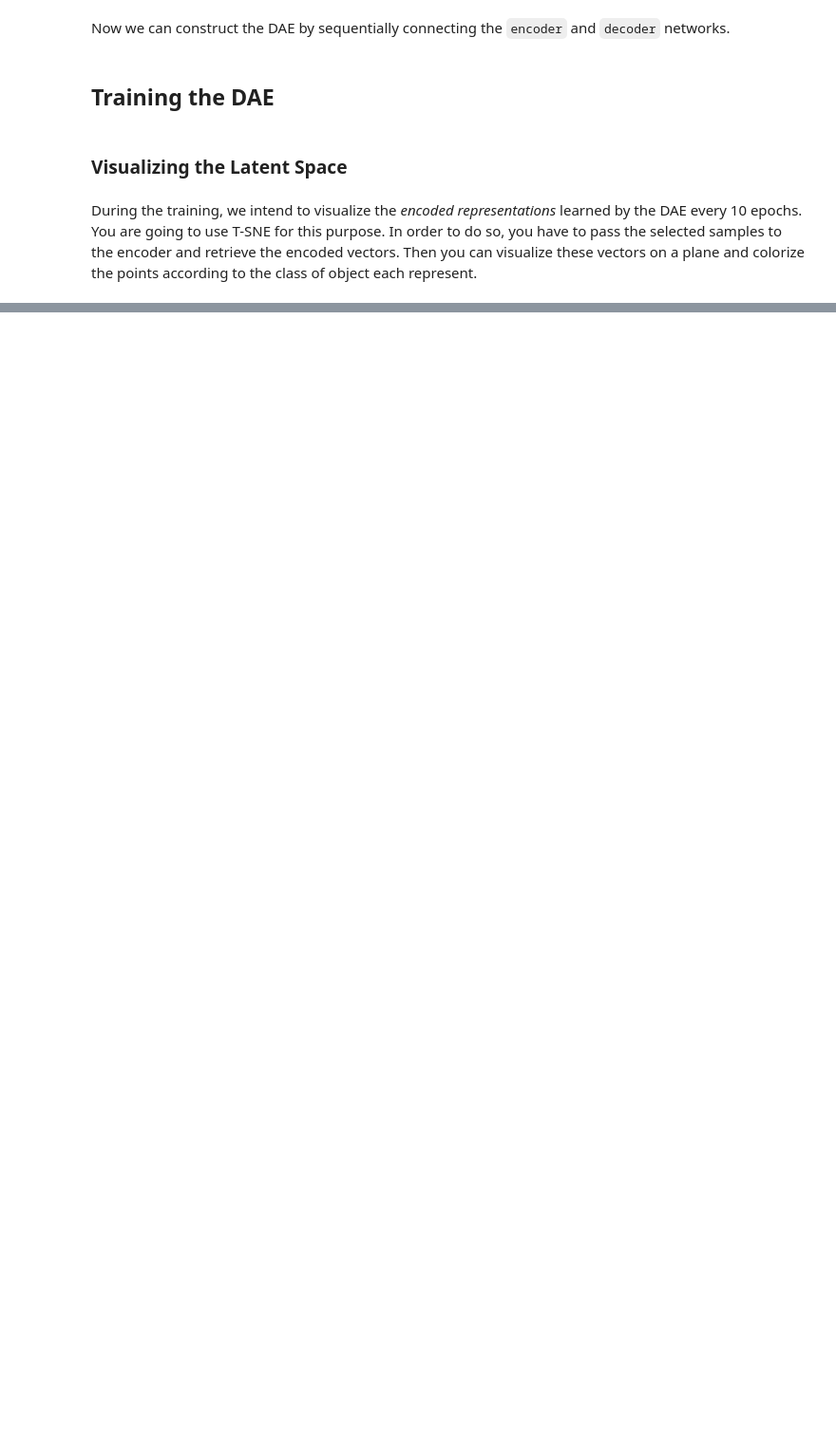
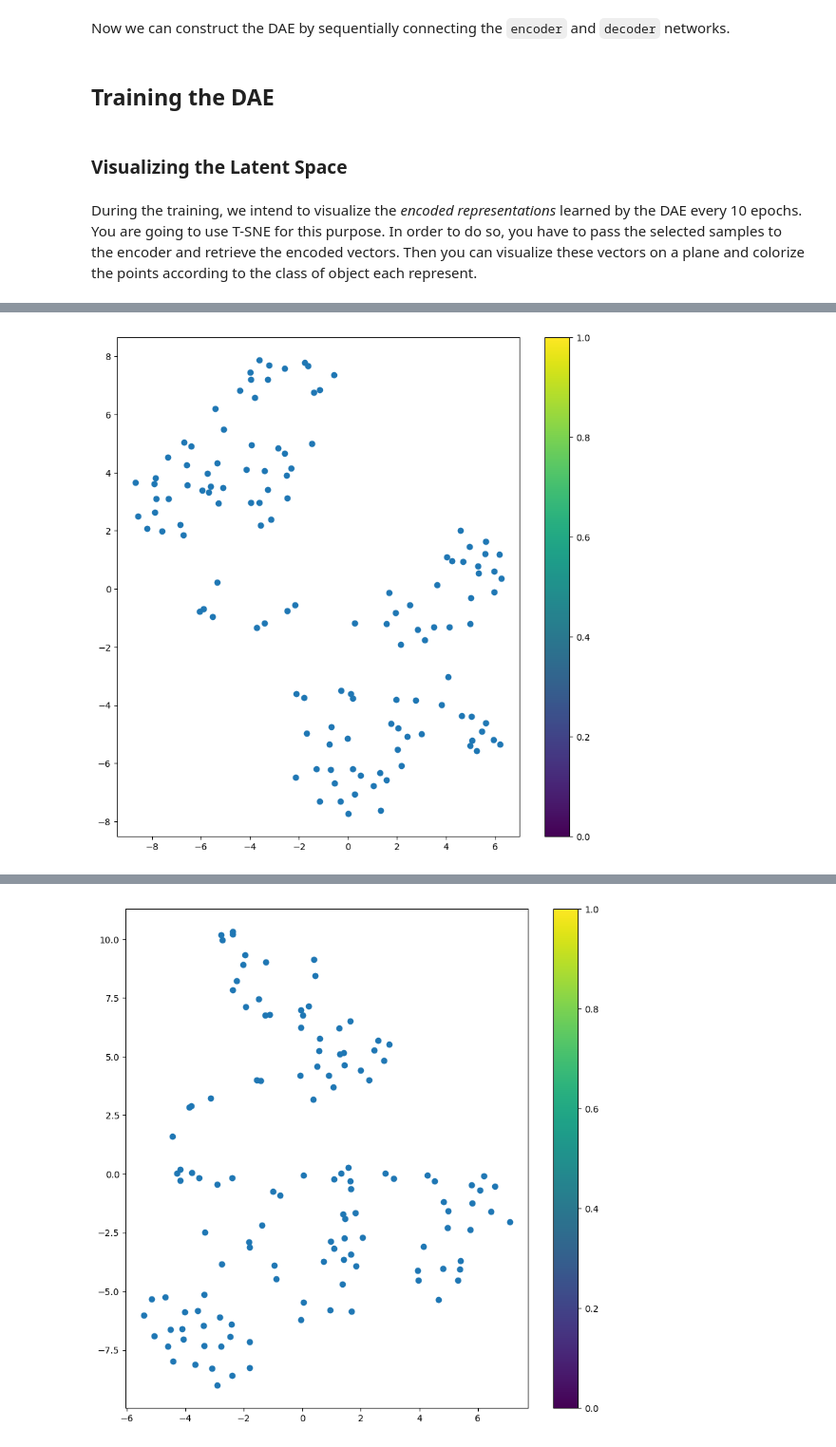
Before and after one commit to Farhadi71/Farhadi71, a Jupyter notebook: DAE.ipynb, the cells around one changed output, grey strips where cells are left out. Shown: that part at 95% size. Saved outputs shown, nothing was run; the diff lists cells and outputs as text; code cells hidden in the pictures; blank space fills up the shorter version.

```diff
--- a/DAE.ipynb
+++ b/DAE.ipynb
@@ -83,7 +99,8 @@ plt.show()
 # Construct `training_set` (data, label) pairs.
 ##############################
 # Your code goes here (10 points)
-
+from torch.utils.data import TensorDataset
+train_set = TensorDataset(noisy_train_imgs, train_imgs)
 ##############################
 
 f = plt.figure()
@@ -114,7 +131,9 @@ plt.show()
 # Use a batch size of 128 and enable shuffling.
 ##############################
 # Your code goes here (5 points)
-
+from torch.utils.data import DataLoader
+train_loader = DataLoader(train_set, batch_size=128, shuffle=True)
+test_loader = DataLoader(test_set, batch_size=128, shuffle=True)
 ##############################
 
 train_loader, test_loader
@@ -197,13 +292,20 @@ def train(n_epochs, optimizer, model, loss_fn, train_loader):
             # Use GPU for your data if possible.
             ##############################
             # Your code goes here (5 points)
-
+            imgs = imgs.to(device)
+            labels=labels.to(device)
+            output = model(imgs.unsqueeze(1).float())
             ##############################
 
             # Using `loss_fn` and `optimizer`, compute the loss and do the backprop step.
             ##############################
             # Your code goes here (5 points)
+            loss = loss_fn(output, labels.unsqueeze(1).float())
+            optimizer.zero_grad()
+            loss.backward()
+            optimizer.step()
 
+            loss_train += loss.item() * labels.size(0)
             ##############################
 
         print('Epoch {}, Training loss {}'.format(epoch, loss_train / len(train_loader)))
@@ -216,5 +318,8 @@ epochs = 20
 # use Adam for the optimizer. Set the learning rate to 1e-3.
 ##############################
 # Your code goes here (5 points)
-
+loss_fn = nn.MSELoss()
+optimizer = torch.optim.Adam(DAE.parameters(), lr=1e-3)
+train(epochs, optimizer, DAE, loss_fn, train_loader)
 ##############################
+# %% [output]
@@ -220,0 +336 @@ epochs = 20
+[figure, added]
@@ -220,0 +347 @@ epochs = 20
+[figure, added]
```
Also changed, not shown: parts of 14 cells of this notebook.
